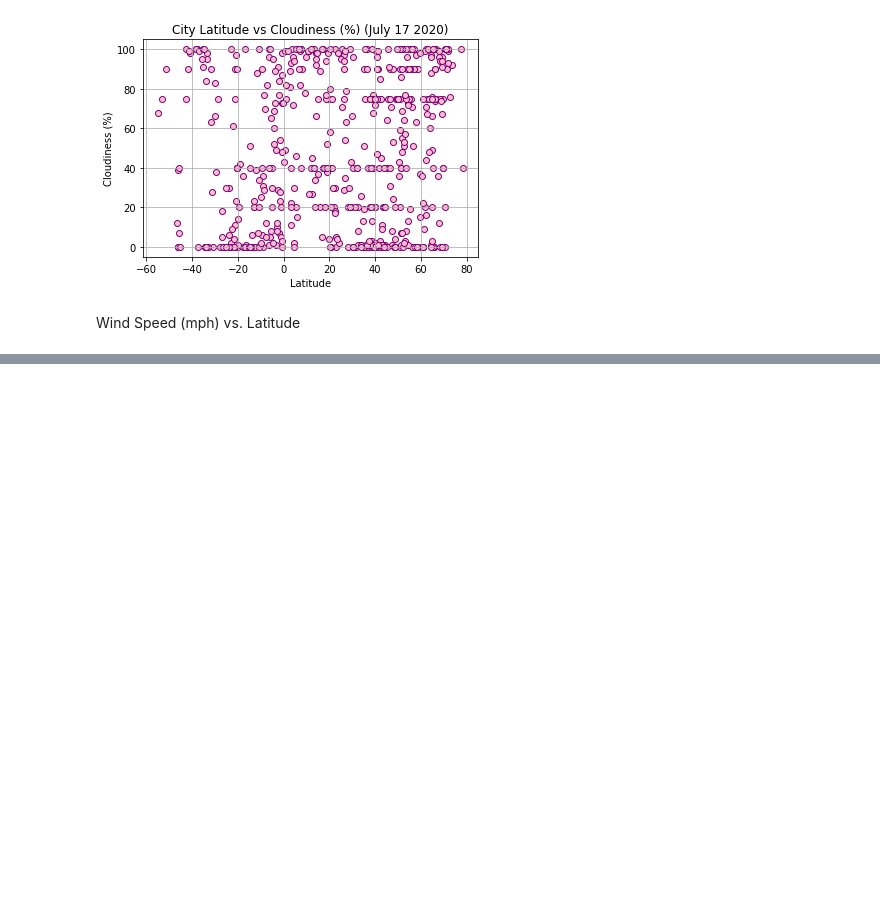
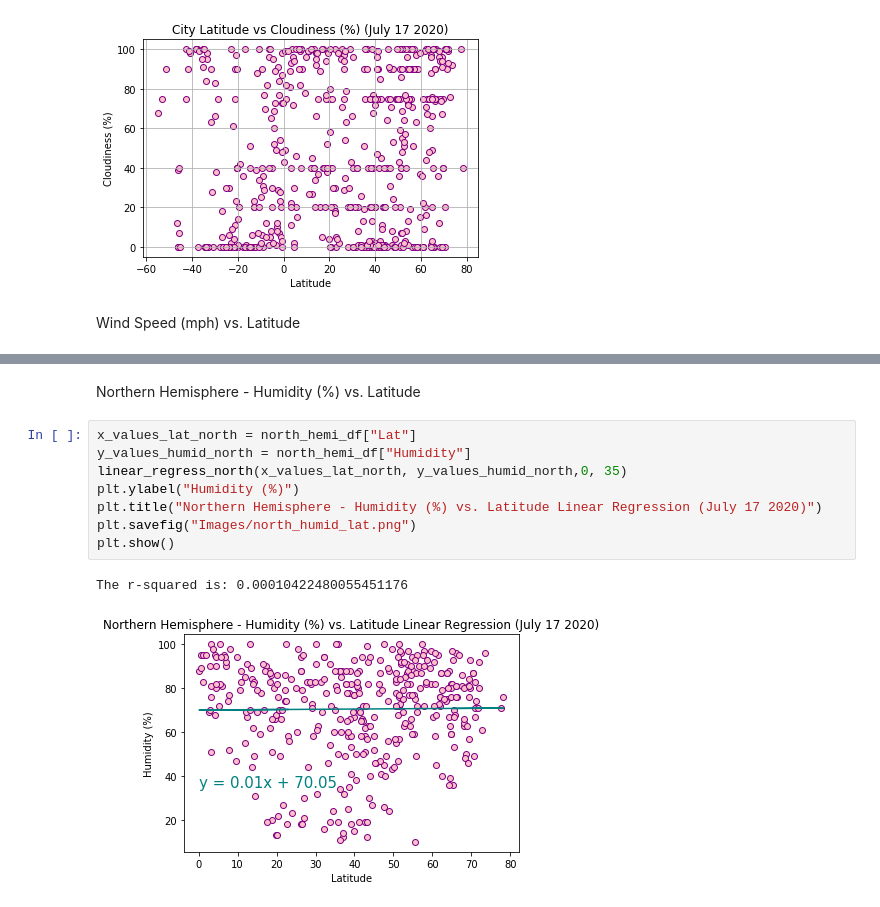
Before and after one commit to alissavokes/python-api-challenge, a Jupyter notebook: WeatherPy/WeatherPy.ipynb, the cells around one changed output, grey strips where cells are left out. Saved outputs shown, nothing was run; the diff lists cells and outputs as text; blank space fills up the shorter version.

```diff
--- a/WeatherPy/WeatherPy.ipynb
+++ b/WeatherPy/WeatherPy.ipynb
@@ -204,0 +254,13 @@ plt.show()
+# %% [markdown]
+Northern Hemisphere - Humidity (%) vs. Latitude
+# %%
+x_values_lat_north = north_hemi_df["Lat"]
+y_values_humid_north = north_hemi_df["Humidity"]
+linear_regress_north(x_values_lat_north, y_values_humid_north,0, 35)
+plt.ylabel("Humidity (%)")
+plt.title("Northern Hemisphere - Humidity (%) vs. Latitude Linear Regression (July 17 2020)")
+plt.savefig("Images/north_humid_lat.png")
+plt.show()
+# %% [output]
+The r-squared is: 0.00010422480055451176
+[figure, added]
```
Also changed, not shown: parts of 20 cells of this notebook.
